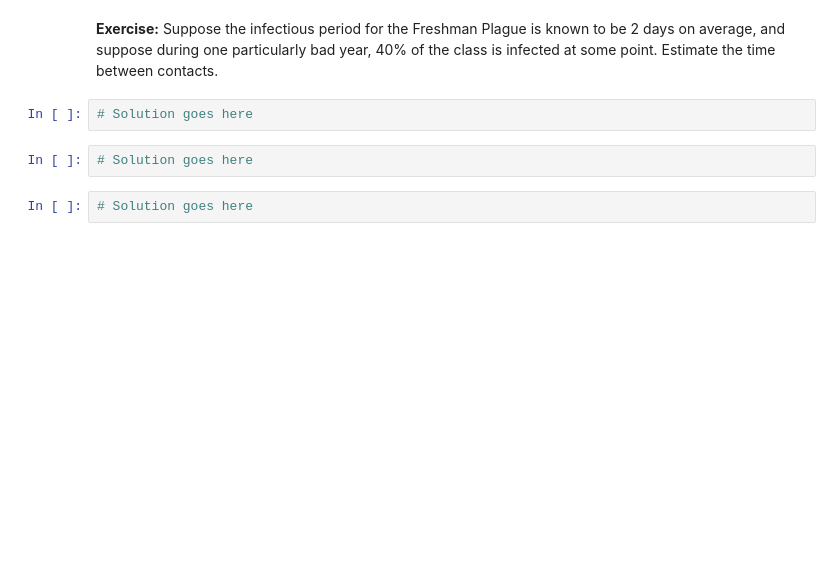
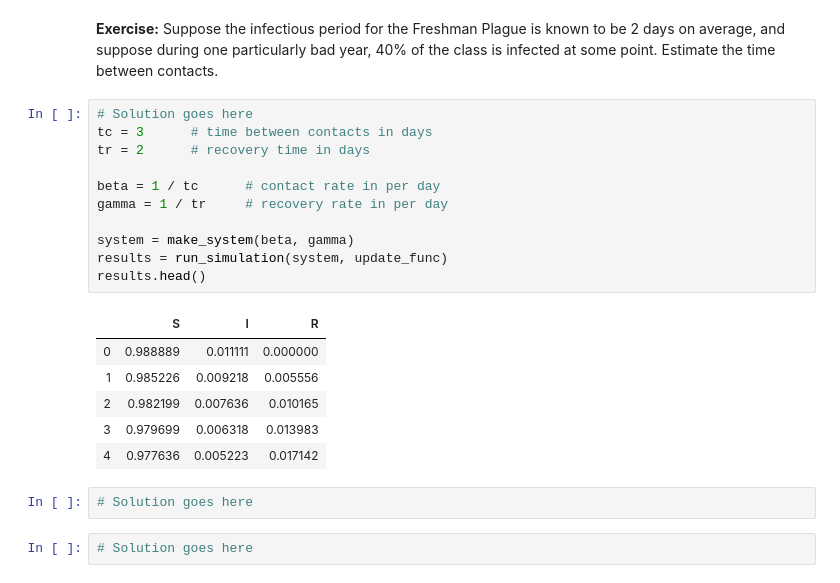
Before and after one commit to igukusamuel/DATA-604-Simulation-and-Modeling, a Jupyter notebook: chap13.ipynb, the cells around one changed output. Drawn from its saved outputs; the diff is of its cells as text; blank space fills up the shorter version.

```diff
--- a/chap13.ipynb
+++ b/chap13.ipynb
@@ -170,7 +207,23 @@ savefig('figs/chap13-fig02.pdf')
 # %% [markdown]
 **Exercise:**  Suppose the infectious period for the Freshman Plague is known to be 2 days on average, and suppose during one particularly bad year, 40% of the class is infected at some point.  Estimate the time between contacts.
-# %%
-# Solution goes here
+# %%
+# Solution goes here
+tc = 3      # time between contacts in days
+tr = 2      # recovery time in days
+
+beta = 1 / tc      # contact rate in per day
+gamma = 1 / tr     # recovery rate in per day
+
+system = make_system(beta, gamma)
+results = run_simulation(system, update_func)
+results.head()
+# %% [output]
+|  | S | I | R |
+| 0 | 0.988889 | 0.011111 | 0.000000 |
+| 1 | 0.985226 | 0.009218 | 0.005556 |
+| 2 | 0.982199 | 0.007636 | 0.010165 |
+| 3 | 0.979699 | 0.006318 | 0.013983 |
+| 4 | 0.977636 | 0.005223 | 0.017142 |
 # %%
 # Solution goes here
 # %%
```
Also changed, not shown: parts of 11 cells of this notebook, 1 other file.
